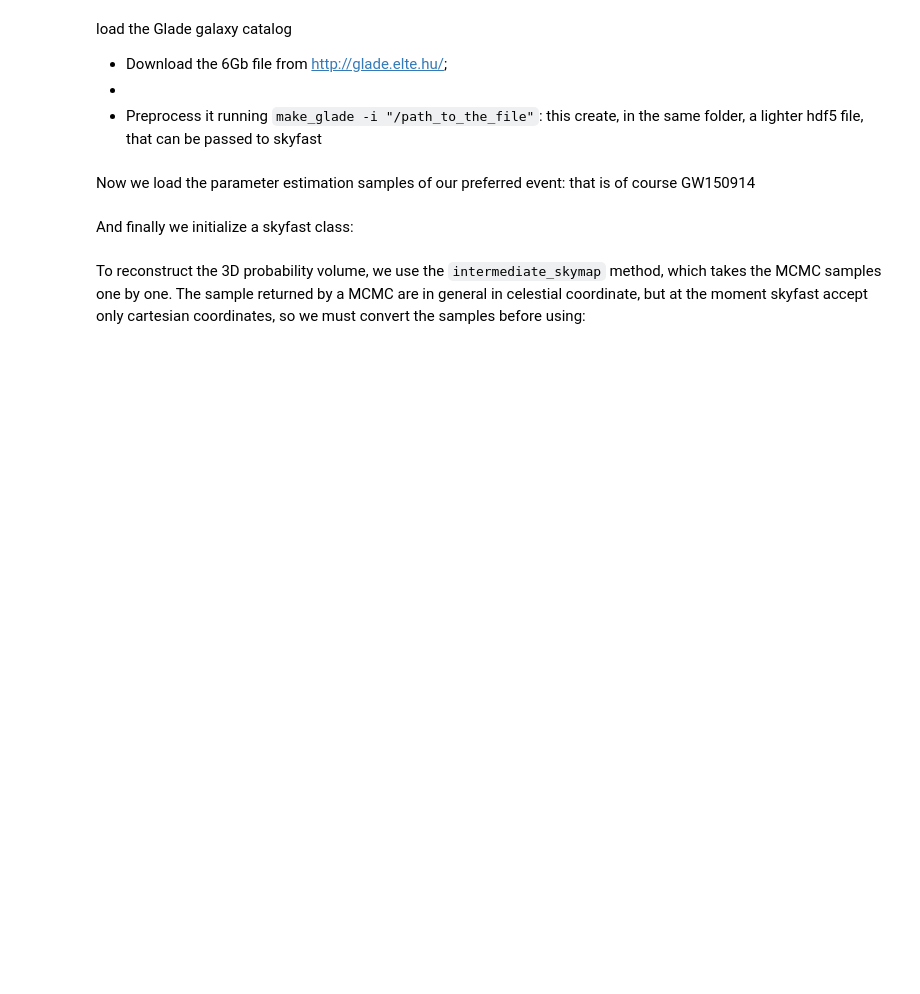
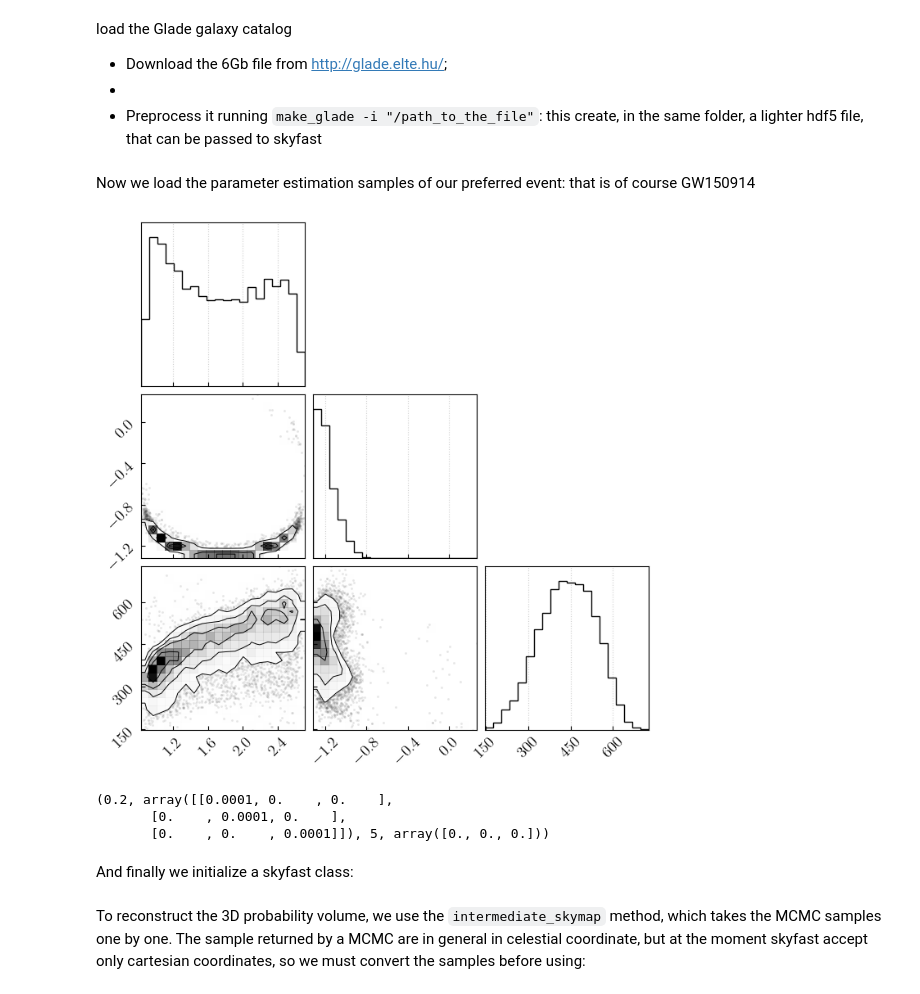
Before and after one commit to gabrieledemasi/skyfast, a Jupyter notebook: Tutorial/skyfast_tutorial_GW150914.ipynb, the cells around one changed output. Drawn from its saved outputs; the diff is of its cells as text; code cells hidden in the pictures; blank space fills up the shorter version.

Commit message:
probit added everywhere

```diff
--- a/Tutorial/skyfast_tutorial_GW150914.ipynb
+++ b/Tutorial/skyfast_tutorial_GW150914.ipynb
@@ -38,6 +38,21 @@ Now we load the parameter estimation samples of our preferred event: that is of
 # %%
 from figaro.load import load_single_event
 samples, name = load_single_event('data/GW150914_volume.txt')
+# %%
+from corner import corner
+c = corner(samples)
+# %% [output]
+[figure, added]
+# %%
+from figaro.utils import get_priors
+eps = 0.1
+bounds = np.array([[0.-eps, 2*np.pi+eps], [-np.pi/2 -eps, np.pi/2+eps], [0.-eps, 1000+eps]])
+a = get_priors(bounds = bounds,std = 0.01, probit = True)
+print(a)
+# %% [output]
+(0.2, array([[0.0001, 0.    , 0.    ],
+       [0.    , 0.0001, 0.    ],
+       [0.    , 0.    , 0.0001]]), 5, array([0., 0., 0.]))
 # %% [markdown]
 And finally we initialize a skyfast class:
 # %%
```
Also changed, not shown: parts of 4 cells of this notebook, 4 other files.
